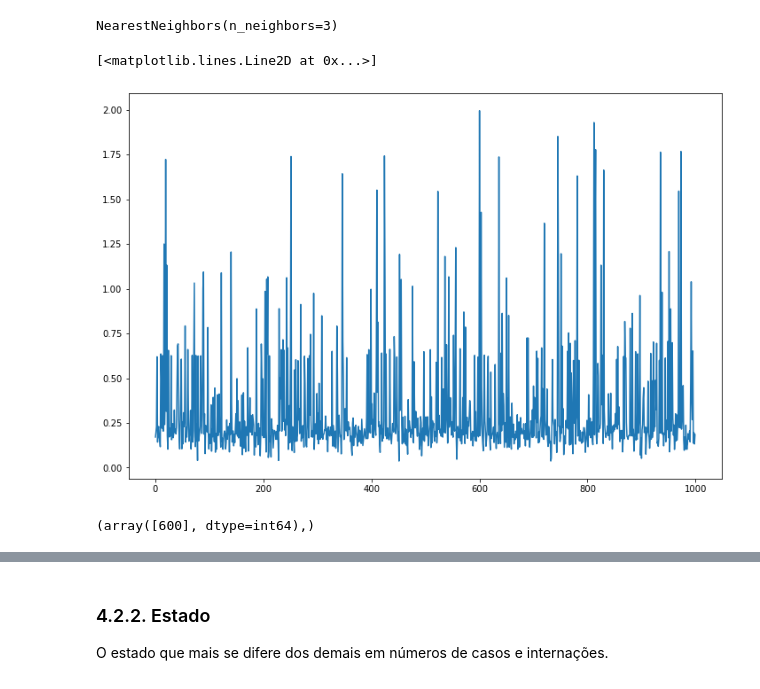
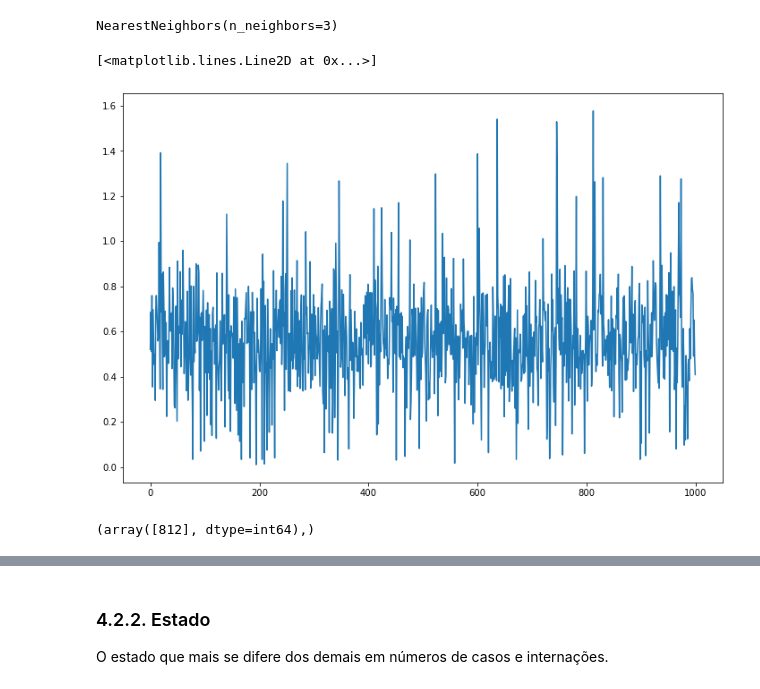
Before and after one commit to endhel/SRAG-Agrupamento-Deteccao-De-Anomalia, a Jupyter notebook: SRAG-Agrupamento-Deteccao-Anomalias.ipynb, the cells around one changed output, grey strips where cells are left out. Drawn from its saved outputs; the diff is of its cells as text; code cells hidden in the pictures.

```diff
--- a/SRAG-Agrupamento-Deteccao-Anomalias.ipynb
+++ b/SRAG-Agrupamento-Deteccao-Anomalias.ipynb
@@ -713,29 +757,32 @@ X_paciente.head()
+# %%
+# Importando os dados
+df_pacientes = pd.read_csv('data/pacientes.csv')
 # %% [markdown]
 ### 4.2.1. Paciente
 # %%
 # Instanciando o modelo considerando os 3 vizinhos mais próximos
 knn = NearestNeighbors(n_neighbors = 3)
-knn.fit(X_paciente)
+knn.fit(df_pacientes)
 # %% [output]
 NearestNeighbors(n_neighbors=3)
 # %%
 # distâncias e índices de k-vizinhos das saídas do modelo
-distancias, indices = knn.kneighbors(X_paciente)
+distancias, indices = knn.kneighbors(df_pacientes)
 
 # plot média de k-distâncias de cada observação
 # Os picos são potenciais anomalias no conjunto de dados
 plt.figure(figsize=(12,8))
 plt.plot(distancias.mean(axis = 1))
 # %% [output]
 [<matplotlib.lines.Line2D at 0x...>]
-[figure, old version]
+[figure, new version]
 # %%
 # Visualizando o gráfico percebe-se que o registro mais anômalo está acima de 1.95 no eixo y.
 # Portanto, utilizaremos este valor como corte para filtrá-lo
 # A maior anomalia é o registro 600 da base de dados
-outlier_index = np.where(distancias.mean(axis = 1) > 1.95)
+outlier_index = np.where(distancias.mean(axis = 1) > 1.56)
 outlier_index
 # %% [output]
-(array([600], dtype=int64),)
+(array([812], dtype=int64),)
 # %%
 # Paciente mais anômalo
```
Also changed, not shown: parts of 54 cells of this notebook, 8 other files.
